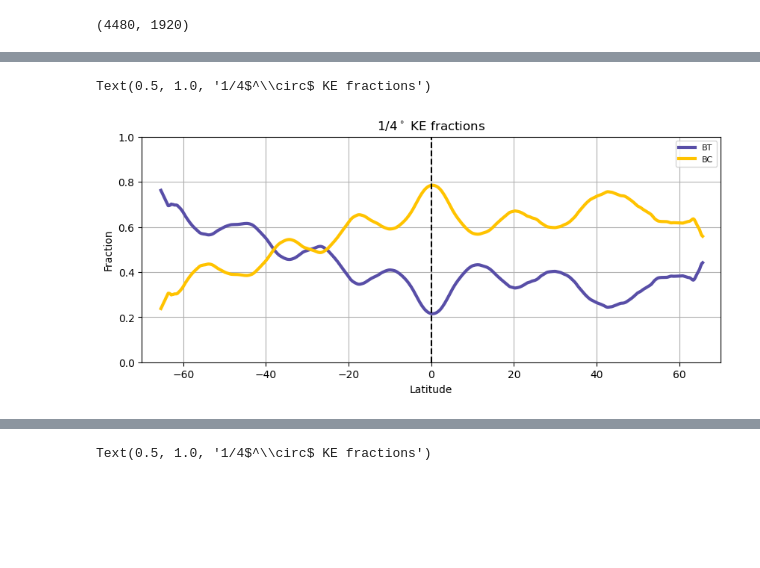
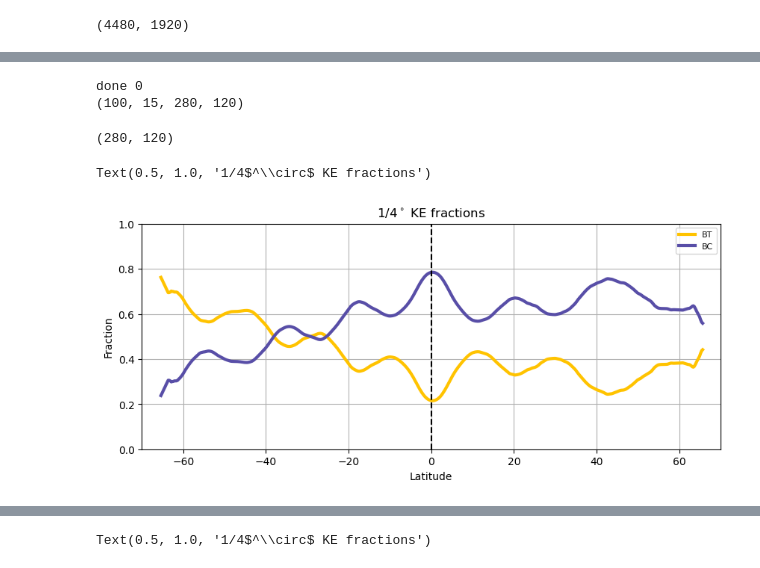
Before and after one commit to ElizabethYankovsky/Neverworld2-Analysis, a Jupyter notebook: BTBC_Eddy_Mean_final.ipynb, the cells around one changed output, grey strips where cells are left out. Cells and saved outputs as stored; diff of their text form; code cells hidden in the pictures; blank space fills up the shorter version.

```diff
--- a/BTBC_Eddy_Mean_final.ipynb
+++ b/BTBC_Eddy_Mean_final.ipynb
@@ -402,23 +618,94 @@ done
+# %%
+#COMPUTE KE AND THEN WEIGH BY THICKNESS
+Nlayers=15
+lon=fs['geolon']; lat=fs['geolat']
+depth = fs['depth_ocean']
+xh_GM2500 = fs.xh.values
+yh_GM2500 = fs.yh.values
+
+h  = np.nanmean(np.array(av['h'][:,:,:,:]),axis=0);
+print('done 0')
+#Outputs are comprised of 100 5-day averages.
+u  = np.array(av['u'][:,:,:,:]); u = 0.5*(u[:,:,:,1:]+u[:,:,:,:-1]); u[np.isnan(u)]=0;
+ubar=np.nanmean(u,axis=0)
+v  = np.array(av['v'][:,:,:,:]); v = 0.5*(v[:,:,1:,:]+v[:,:,:-1,:]); v[np.isnan(v)]=0;
+vbar=np.nanmean(v,axis=0)
+h[np.isnan(h)]=0.0
+uprime=np.zeros(u.shape); vprime=np.zeros(v.shape)
+for it in range (0,len(u[:,0,0,0])):
+    uprime[it,:,:,:]=u[it,:,:,:]-ubar
+    vprime[it,:,:,:]=v[it,:,:,:]-vbar
+    #print(it)
+
+print(uprime.shape)
+area_t=fs['area_t']
+# %% [output]
+done 0
+(100, 15, 280, 120)
+# %%
+Depth_3D=np.transpose(np.tile(np.nansum(h,axis=0),[Nlayers,1,1]),(0,1,2))
+ubar_TW=ubar*h/Depth_3D;
+ubar_BT=np.tile(np.nansum(ubar_TW,axis=0),[Nlayers,1,1])
+ubar_BC=ubar-ubar_BT;
+
+vbar_TW=vbar*h/Depth_3D
+vbar_BT=np.tile(np.nansum(vbar_TW,axis=0),[Nlayers,1,1])
+vbar_BC=vbar-vbar_BT;
+
+KE_mean_BT_GM2500=0.5*(vbar_BT[0,:,:]**2+ubar_BT[0,:,:]**2) #dim y,x
+KE_mean_BC_GM2500=np.nansum(0.5*(vbar_BC**2+ubar_BC**2)*h/Depth_3D,axis=0)#dim y,x
+
+KE_eddy_BT_temp=np.zeros(u[:,0,:,:].shape);
+KE_eddy_BC_temp=np.zeros(u[:,0,:,:].shape)
+
+for it in range (0,len(u[:,0,0,0])):
+    uprime_BT=np.tile(np.nansum(uprime[it,:,:,:]*h/Depth_3D,axis=0),[Nlayers,1,1])
+    uprime_BC=uprime[it,:,:,:]-uprime_BT
+    vprime_BT=np.tile(np.nansum(vprime[it,:,:,:]*h/Depth_3D,axis=0),[Nlayers,1,1])
+    vprime_BC=vprime[it,:,:,:]-vprime_BT
+
+    KE_eddy_BT_temp[it,:,:]=0.5*(vprime_BT[0,:,:]**2+uprime_BT[0,:,:]**2)
+    KE_eddy_BC_temp[it,:,:]=np.nansum(0.5*(vprime_BC**2+uprime_BC**2)*h/Depth_3D,axis=0)
+
+KE_eddy_BT_GM2500 = np.nanmean(KE_eddy_BT_temp,axis=0)
+KE_eddy_BC_GM2500 = np.nanmean(KE_eddy_BC_temp,axis=0)
+
+# #Total kinetic energy:
+KE_BT_tot_GM2500=KE_eddy_BT_GM2500+KE_mean_BT_GM2500
+KE_BC_tot_GM2500=KE_eddy_BC_GM2500+KE_mean_BC_GM2500
+KE_tot_GM2500=KE_BT_tot_GM2500+KE_BC_tot_GM2500
+
+
+print(KE_tot_GM2500.shape)
+fraction_BT_GM2500=KE_BT_tot_GM2500/KE_tot_GM2500
+fraction_BT_mean_GM2500=KE_mean_BT_GM2500/KE_tot_GM2500
+fraction_BT_eddy_GM2500=KE_eddy_BT_GM2500/KE_tot_GM2500
+
+fraction_BC_GM2500=KE_BC_tot_GM2500/KE_tot_GM2500 #when you divide zero/zero it's a nan
+fraction_BC_mean_GM2500=KE_mean_BC_GM2500/KE_tot_GM2500
+fraction_BC_eddy_GM2500=KE_eddy_BC_GM2500/KE_tot_GM2500
+# %% [output]
+(280, 120)
 # %%
 #For the convolution window use N=240 for 1/32 deg.; N=120 for 1/16deg.; N=60 for 1/8deg.; and N=30 for 1/4deg.
 window=30
 
 plt.figure(figsize=(10, 4), dpi= 100, facecolor='w', edgecolor='k')
 #plt.plot(yh,np.nanmean(fraction_BT,axis=1),'-',c='#82cafc',linewidth=3)
-plt.plot(yh_025,np.convolve(np.nanmean(fraction_BT_025,axis=1), np.ones((window,))/window, mode='same'),'-',c='#584EA7',linewidth=3)
+plt.plot(yh_025,np.convolve(np.nanmean(fraction_BT_025,axis=1), np.ones((window,))/window, mode='same'),'-',c='#FFC300',linewidth=3)
 plt.grid()
-plt.plot(yh_025,np.convolve(np.nanmean(fraction_BC_025,axis=1), np.ones((window,))/window, mode='same'),'-',c='#FFC300',linewidth=3)
+plt.plot(yh_025,np.convolve(np.nanmean(fraction_BC_025,axis=1), np.ones((window,))/window, mode='same'),'-',c='#584EA7',linewidth=3)
 
 plt.legend(['BT','BC'],loc='upper right',fontsize=8)
 plt.plot([0, 0],[0, 1],'--',color=[0,0,0])
 plt.xlim(-70, 70)
 plt.ylim(0,1);
 plt.xlabel('Latitude')
 plt.ylabel('Fraction')
 plt.title('1/4$^\circ$ KE fractions')
 # %% [output]
 Text(0.5, 1.0, '1/4$^\\circ$ KE fractions')
-[figure, old version]
+[figure, new version]
 # %%
 #For the convolution window use N=240 for 1/32 deg.; N=120 for 1/16deg.; N=60 for 1/8deg.; and N=30 for 1/4deg.
 window=120
```
Also changed, not shown: parts of 39 cells of this notebook, 19 other files.
